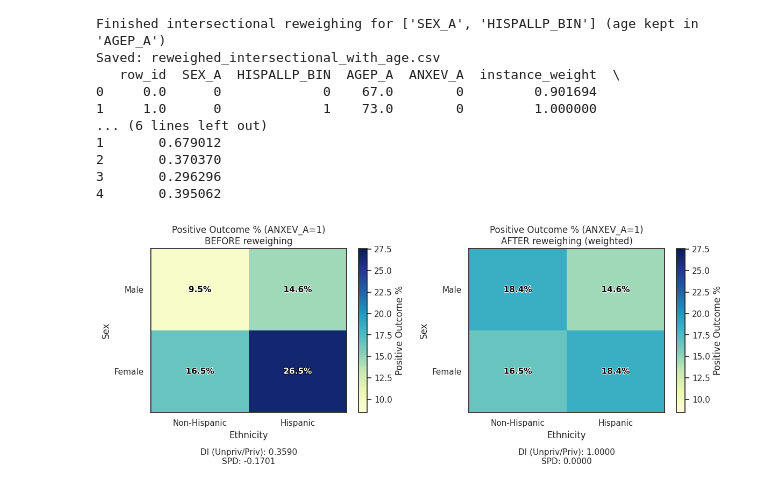
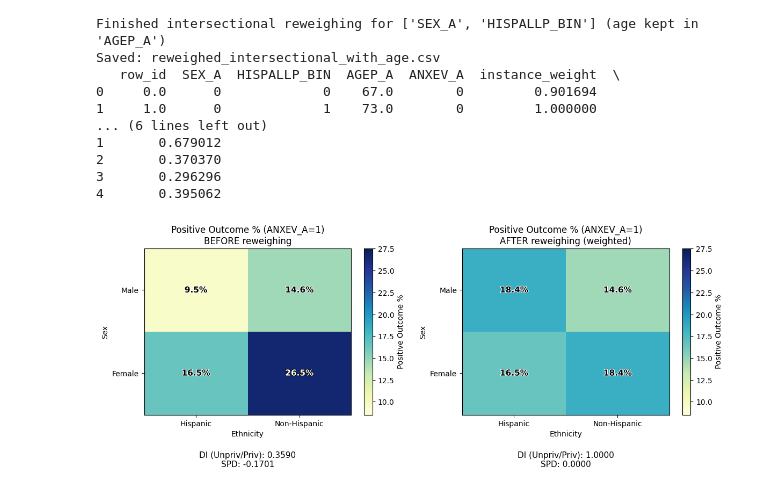
Before and after one commit to marcellypedra/Msc_Applied_Project, a Jupyter notebook: PreProcessing.ipynb, the cells around one changed output. Drawn from its saved outputs; the diff is of its cells as text; code cells hidden in the pictures.

Commit message:
Correcting encoding for hispanic and non-hispanic

```diff
--- a/PreProcessing.ipynb
+++ b/PreProcessing.ipynb
@@ -476,7 +482,10 @@ def get_text_color(rgba):
     return 'white' if brightness < 0.5 else 'black'
 
 # Build a positive-rate matrix
-def _pos_rate_matrix_from_counts(ct: pd.DataFrame, index_names=('SEX_A','HISPALLP_BIN')):
+def _pos_rate_matrix_from_counts(ct: pd.DataFrame, index_names=('SEX_A','HISPALLP_BIN'),
+                                                    sex_labels={0:"Male", 1:"Female"}, #MAP THE COLUMN LABELS INSIDE THE MATRIX
+                                                    eth_labels={0:"Hispanic", 1:"Non-Hispanic"}, #MAP THE COLUMN LABELS INSIDE THE MATRIX
+                                                    col_order=(0,1)):
      if not isinstance(ct.index, pd.MultiIndex): # Fix index for MultiIndex of integers
          ct.index = pd.MultiIndex.from_tuples(list(ct.index))
      ct.index = pd.MultiIndex.from_tuples([(int(a), int(b)) for a,b in ct.index],
@@ -485,20 +494,23 @@ def _pos_rate_matrix_from_counts(ct: pd.DataFrame, index_names=('SEX_A','HISPALL
     # positive rate per intersectional group (as %)
      pos_pct = (ct[1] / (ct[0] + ct[1]) * 100.0).unstack(level=index_names[1])
 
-    # enforce row/col order 0,1 and add readable axis labels
-     pos_pct = pos_pct.reindex(index=[0, 1], columns=[0, 1])
-     pos_pct.index = pos_pct.index.map({0: "Male", 1: "Female"})
-     pos_pct.columns = pos_pct.columns.map({0: "Non-Hispanic", 1: "Hispanic"})
+    # Add readable axis labels
+     pos_pct.index = pos_pct.index.map(sex_labels) #CALL THE COLUMNS MAPPED BEFORE
+     pos_pct.columns = [eth_labels[c] for c in pos_pct.columns]
      return pos_pct
 
 
 #Compute fairness metrics
-def _fairness_metrics_from_counts(ct: pd.DataFrame, unpriv=(0,0), priv=(1,1)):
-    p_u = ct.loc[unpriv, 1] / (ct.loc[unpriv,0] + ct.loc[unpriv,1]) #unprivileged group as Male | Non-Hispanic
-    p_p = ct.loc[priv,   1] / (ct.loc[priv,0]   + ct.loc[priv,1]) #privileged group as Female | Hispanic
+def _fairness_metrics_from_counts(ct: pd.DataFrame, unpriv=(0,0), priv=(1,1),
+                                                   sex_labels={0:"Male", 1:"Female"}, #MAP THE COLUMN LABELS INSIDE THE MATRIX
+                                                   eth_labels={0:"Hispanic", 1:"Non-Hispanic"}): #MAP THE COLUMN LABELS INSIDE THE MATRIX
+    p_u = ct.loc[unpriv, 1] / (ct.loc[unpriv,0] + ct.loc[unpriv,1]) #unprivileged group as Male | Hispanic + Other Minorities
+    p_p = ct.loc[priv,   1] / (ct.loc[priv,0]   + ct.loc[priv,1]) #privileged group as Female | Non-Hispanic
     di  = float(p_u / p_p) if p_p > 0 else np.nan #Disparate Impact (DI)
     spd = float(p_u - p_p) #Statistical Parity Difference (SPD)
-    return di, spd
+    unpriv_name = f"{sex_labels[unpriv[0]]} | {eth_labels[unpriv[1]]}"
+    priv_name   = f"{sex_labels[priv[0]]}   | {eth_labels[priv[1]]}"
+    return di, spd, unpriv_name, priv_name
 
 # annotated heatmap
 def _annotated_heatmap(ax, M, title, cmap="YlGnBu", vmin=None, vmax=None):
@@ -506,8 +518,8 @@ def _annotated_heatmap(ax, M, title, cmap="YlGnBu", vmin=None, vmax=None):
     ax.set_title(title, fontsize=12)
     ax.set_xlabel("Ethnicity"); ax.set_ylabel("Sex")
     ax.set_xticks([0,1]); ax.set_yticks([0,1])
-    ax.set_xticklabels(["Non-Hispanic","Hispanic"])
-    ax.set_yticklabels(["Male","Female"])
+    ax.set_xticks(range(M.shape[1])); ax.set_yticks(range(M.shape[0])) #SWITCH FOR DYNAMIC LABELS
+    ax.set_xticklabels(M.columns);   ax.set_yticklabels(M.index)
 
     # add value text with adaptive color + thin outline for legibility
     for i in range(M.shape[0]):
@@ -537,45 +549,44 @@ cross_tab_after_w = pd.pivot_table(
 )
 
 #Convert to percentage matrices
-M_before = _pos_rate_matrix_from_counts(cross_tab_before)
-M_after  = _pos_rate_matrix_from_counts(cross_tab_after_w)
+M_before = _pos_rate_matrix_from_counts(cross_tab_before, col_order=(1,0))
+M_after  = _pos_rate_matrix_from_counts(cross_tab_after_w, col_order=(1,0))
 
 
 #Compute fairness metrics
-unpriv = (0,0); priv = (1,1)
-di_b, spd_b = _fairness_metrics_from_counts(cross_tab_before, unpriv, priv)
-di_a, spd_a = _fairness_metrics_from_counts(cross_tab_after_w, unpriv, priv)
+di_b, spd_b, u_name_b, p_name_b = _fairness_metrics_from_counts(cross_tab_before)
+di_a, spd_a, u_name_a, p_name_a = _fairness_metrics_from_counts(cross_tab_after_w)
 
 # Plot Maps
 vmin = min(M_before.min().min(), M_after.min().min())
 vmax = max(M_before.max().max(), M_after.max().max())
 vmin = max(0, vmin - 1); vmax = min(100, vmax + 1)
 
 #Two side-by-side subplots
 fig, axes = plt.subplots(1, 2, figsize=(12,5))
 
 #same scale and colormap for both heatmaps
 im0 = _annotated_heatmap(axes[0], M_before,
                          "Positive Outcome % (ANXEV_A=1)\nBEFORE reweighing",
                          cmap="YlGnBu", vmin=vmin, vmax=vmax)
 im1 = _annotated_heatmap(axes[1], M_after,
                          "Positive Outcome % (ANXEV_A=1)\nAFTER reweighing (weighted)",
                          cmap="YlGnBu", vmin=vmin, vmax=vmax)
 
 # colorbars for each heatmap
 cbar0 = fig.colorbar(im0, ax=axes[0]); cbar0.set_label("Positive Outcome %")
 cbar1 = fig.colorbar(im1, ax=axes[1]); cbar1.set_label("Positive Outcome %")
 
 # metrics under each subplot
 axes[0].text(0.5, -0.22, f"DI (Unpriv/Priv): {di_b:.4f}\nSPD: {spd_b:.4f}",
              ha="center", va="top", transform=axes[0].transAxes, fontsize=11)
 axes[1].text(0.5, -0.22, f"DI (Unpriv/Priv): {di_a:.4f}\nSPD: {spd_a:.4f}",
              ha="center", va="top", transform=axes[1].transAxes, fontsize=11)
 
 plt.tight_layout()
 plt.show()
 # %% [output]
-[figure, old version]
+[figure, new version]
 # %%
 #code sources:
 
```
Also changed, not shown: parts of 7 cells of this notebook, 4 other files.
